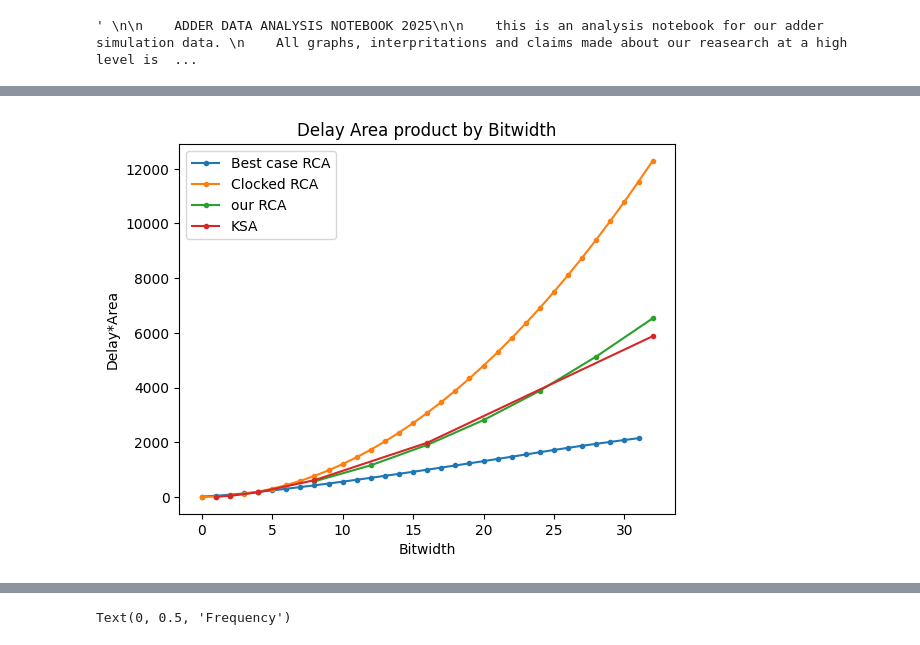
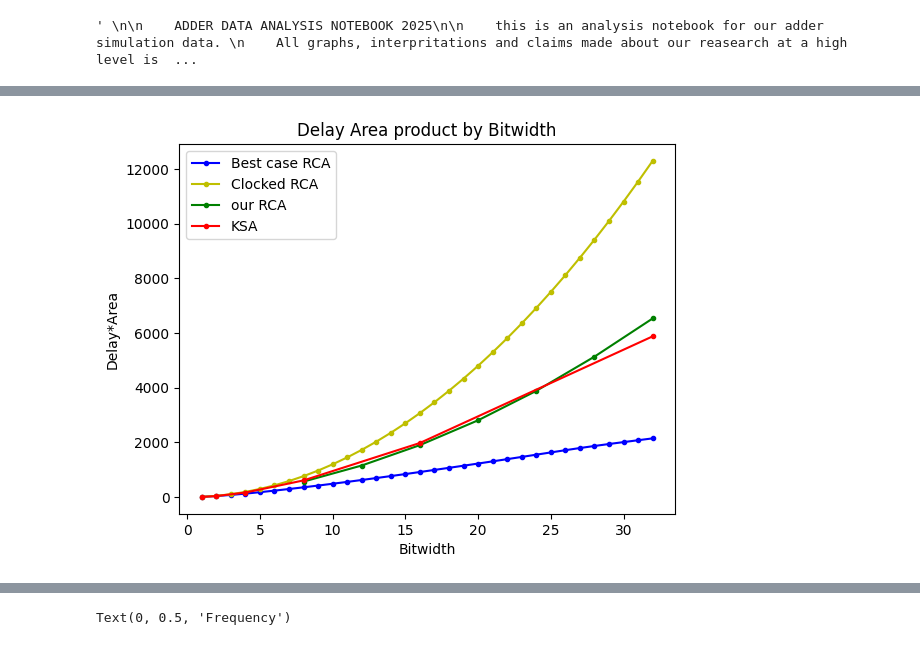
Before and after one commit to ALN006/dynamic_adder_2025, a Jupyter notebook: data/adder_data_analysis_notebook.ipynb, the cells around one changed output, grey strips where cells are left out. Saved outputs shown, nothing was run; the diff lists cells and outputs as text; code cells hidden in the pictures.

```diff
--- a/data/adder_data_analysis_notebook.ipynb
+++ b/data/adder_data_analysis_notebook.ipynb
@@ -54,17 +65,17 @@ plt.savefig("results.png")
 # %%
 RCA_dxa = np.array(RCA_df.groupby("N").mean(numeric_only=True)["Latency"]) * np.array([6*i for i in range(1,33)])
 our_dxa = np.array((our_df.groupby("N").mean(numeric_only=True)["Latency"])) * np.array([6*i + 4 * math.log2((2*i - 12)/3) + 15 for i in range(8,33, 4)])
 KSA_dxa = np.array([KSA_df["Latency"][i] for i in [1,2,4,8,16,32]]) * np.array([3,8,24,68,180,452])
 
 plt.title("Delay Area product by Bitwidth")
 plt.xlabel("Bitwidth")
 plt.ylabel("Delay*Area")
-plt.plot(RCA_dxa, marker = ".", label = "Best case RCA")
-plt.plot([i for i in range(33)], [2*j*j*6 for j in range(33)], marker = ".", label = "Clocked RCA")
-plt.plot([i for i in range(8,33,4)],our_dxa, marker = ".", label = "our RCA")
-plt.plot([1,2,4,8,16,32], KSA_dxa, marker = ".", label = "KSA")
+plt.plot([i for i in range(1, 33)], RCA_dxa, marker = ".", label = "Best case RCA", c = "b")
+plt.plot([i for i in range(1, 33)], [2*j*j*6 for j in range(1, 33)], marker = ".", label = "Clocked RCA", c = "y")
+plt.plot([i for i in range(8,33,4)],our_dxa, marker = ".", label = "our RCA", c = "g")
+plt.plot([1,2,4,8,16,32], KSA_dxa, marker = ".", label = "KSA", c = "r")
 plt.legend()
 plt.savefig("delay_area_heuristic.png")
 # %% [output]
-[figure, old version]
+[figure, new version]
 # %%
```
Also changed, not shown: parts of 4 cells of this notebook, 3 other files.
